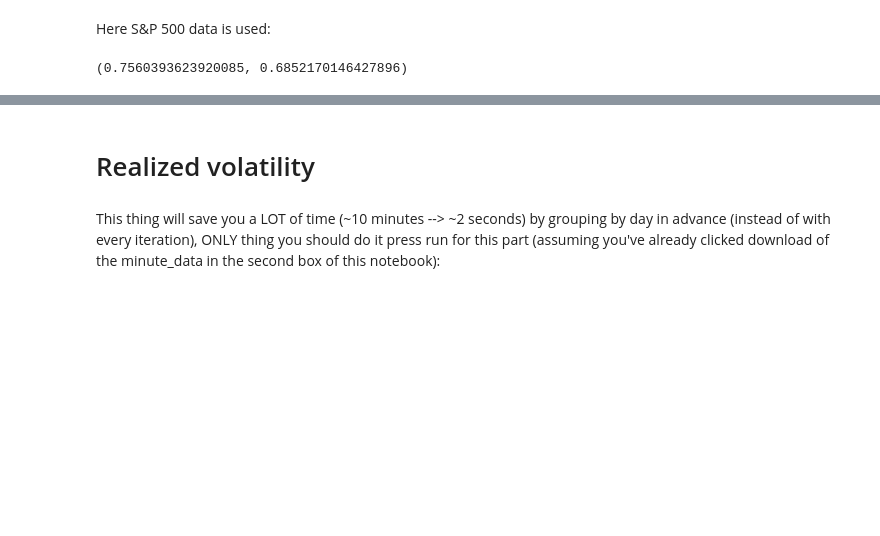
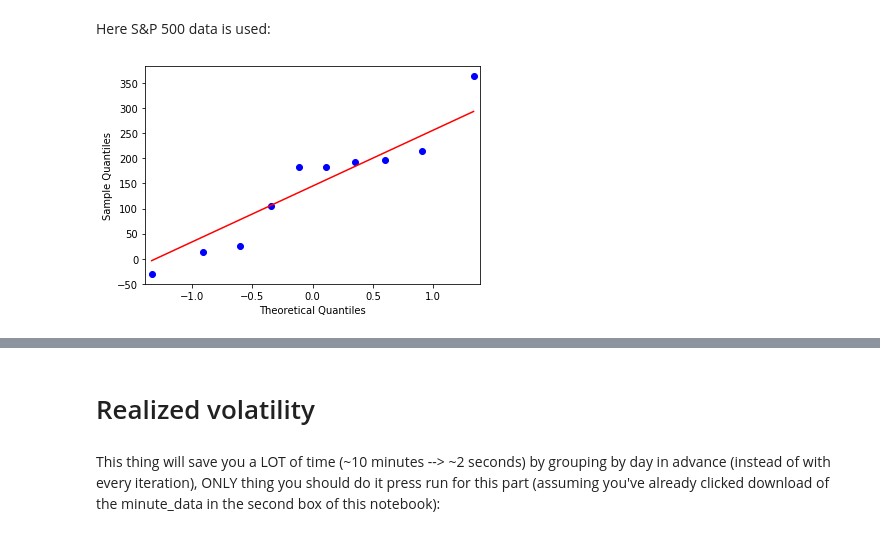
Before and after one commit to MaxdeBock/M2R, a Jupyter notebook: M2R code (python).ipynb, the cells around one changed output, grey strips where cells are left out. Saved outputs shown, nothing was run; the diff lists cells and outputs as text; code cells hidden in the pictures; blank space fills up the shorter version.

```diff
--- a/M2R code (python).ipynb
+++ b/M2R code (python).ipynb
@@ -227,20 +232,20 @@ plot_acf(var[20:].dropna(), lags=1000, alpha=0.05,marker=None)
 # %% [markdown]
 # Distributions of different interval measurements
 # %%
-def ReturnsDistr(A,every_nth_day):
-    returns = A['Close'].iloc[2::every_nth_day].reset_index(drop=True)-A['Open'].iloc[1:-1:every_nth_day].reset_index(drop=True)
+def ReturnsDistr(A,every_nth_day,bar_plot=None):
+    A = A.replace([np.inf, -np.inf], np.nan).dropna(axis=0,subset=['Open', 'Close'])
+    returns = A['Close'][every_nth_day-1::every_nth_day].reset_index(drop=True)-A['Open'][0:-1:every_nth_day].reset_index(drop=True)
     returns = returns.replace([np.inf, -np.inf], np.nan).dropna(axis=0)
+    if bar_plot != None:
+        if every_nth_day in bar_plot:
+            plt.hist(returns, bins=200, density = True,color='black')
+            plt.xlim([-1,1])
+            x = np.linspace(-1, 1, 100)
+            returns = returns.replace([np.inf, -np.inf], np.nan).dropna(axis=0)
+            mu = np.mean(returns)
+            std = np.std(returns)
+            p = norm.pdf(x, mu, std)
+            plt.plot(x, p, 'k', linewidth=2,color='red')
+            plt.show()
 
-    if every_nth_day == 10:
-        plt.hist(returns, bins=100, density = True)
-        xmin ,xmax = plt.xlim()
-        x = np.linspace(-1, 1, 100)
-        returns = returns.replace([np.inf, -np.inf], np.nan).dropna(axis=0)
-        mu = np.mean(returns)
-        std = np.std(returns)
-        print(mu)
-        print(std)
-        p = norm.pdf(x, mu, std)
-        plt.plot(x, p, 'k', linewidth=2)
-        plt.show()
-    return jarque_bera(returns)
+    return returns,jarque_bera(returns), sc.stats.kurtosis(returns, fisher=False)
@@ -249,6 +305,7 @@ Here S&P 500 data is used:
 # %%
 #Adjust size op your data to compare the effect of length of time periods,
 #i.e. JB from ReturnsDistr(sp[0:100],1) and ReturnsDistr(sp[0:1000],10) are comparable
-ReturnsDistr(sp[0:1000],100)
+ret,jb=ReturnsDistr(sp[0:1500],150)
+plotty = qqplot(ret,line='s')
 # %% [output]
-(0.7560393623920085, 0.6852170146427896)
+[figure, added]
```
Also changed, not shown: parts of 12 cells of this notebook.
